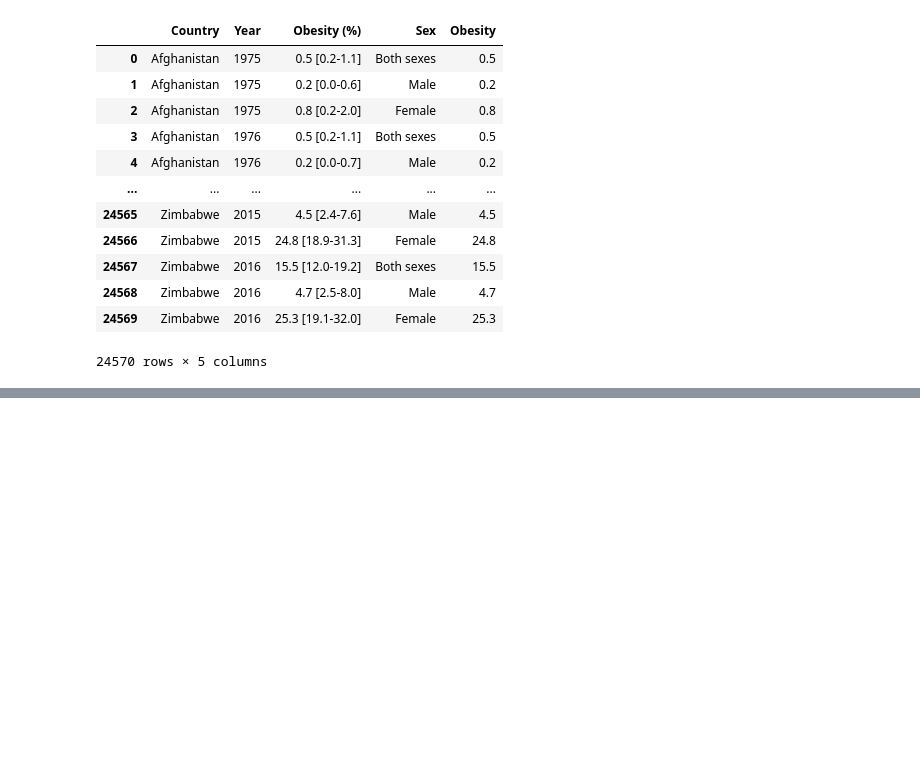
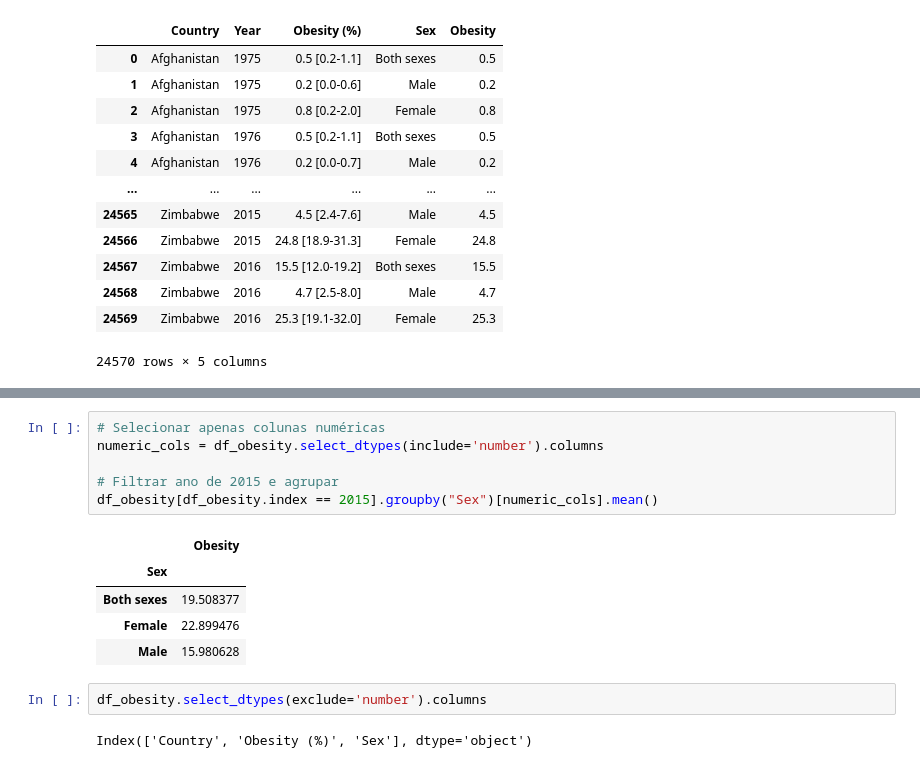
Before and after one commit to ludiemert/Analyzing_Data_Pandas_SQL, a Jupyter notebook: 4_Projectos/2_DataAnalysis_Global_Obesity/DataAnalysis_GlobalObesity.ipynb, the cells around one changed output, grey strips where cells are left out. Saved outputs shown, nothing was run; the diff lists cells and outputs as text; blank space fills up the shorter version.

```diff
--- a/4_Projectos/2_DataAnalysis_Global_Obesity/DataAnalysis_GlobalObesity.ipynb
+++ b/4_Projectos/2_DataAnalysis_Global_Obesity/DataAnalysis_GlobalObesity.ipynb
@@ -210,0 +265,16 @@ df_obesity
+# %%
+# Selecionar apenas colunas numéricas
+numeric_cols = df_obesity.select_dtypes(include='number').columns
+
+# Filtrar ano de 2015 e agrupar
+df_obesity[df_obesity.index == 2015].groupby("Sex")[numeric_cols].mean()
+# %% [output]
+|  | Obesity |
+| Sex |  |
+| Both sexes | 19.508377 |
+| Female | 22.899476 |
+| Male | 15.980628 |
+# %%
+df_obesity.select_dtypes(exclude='number').columns
+# %% [output]
+Index(['Country', 'Obesity (%)', 'Sex'], dtype='object')
```
Also changed, not shown: parts of 5 cells of this notebook.
